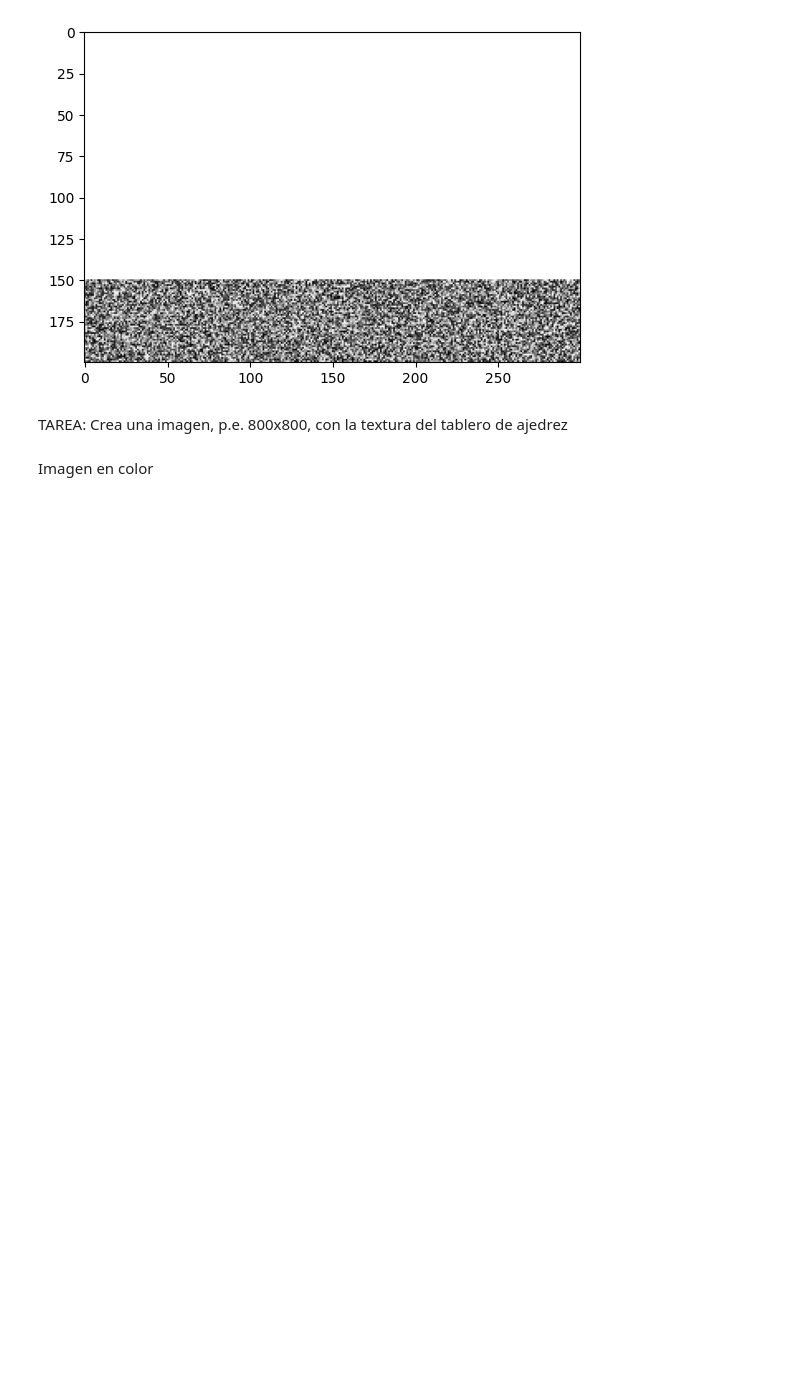
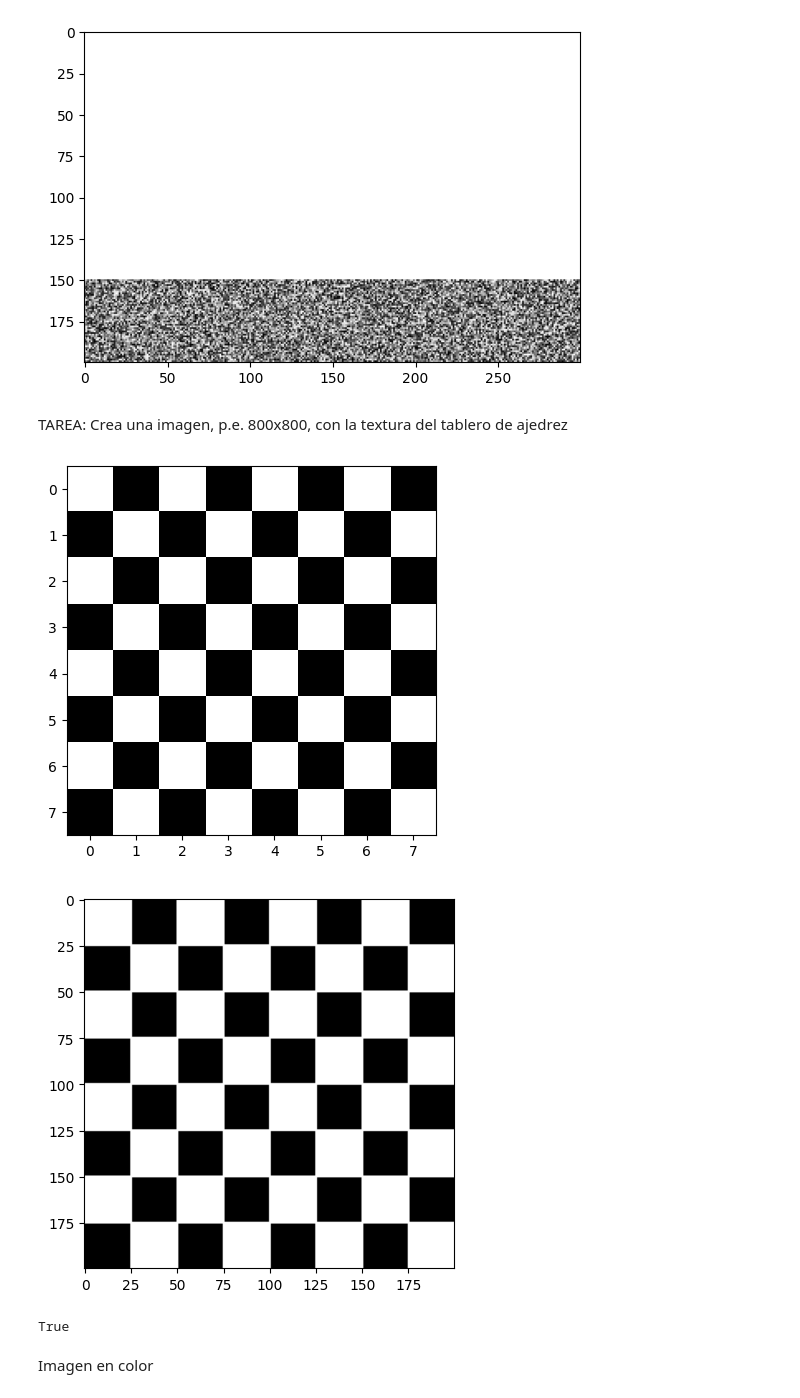
Before and after one commit to JoseManuel117/VC, a Jupyter notebook: Practica_1/VC_P1.ipynb, the cells around one changed output. Drawn from its saved outputs; the diff is of its cells as text; code cells hidden in the pictures; blank space fills up the shorter version.

```diff
--- a/Practica_1/VC_P1.ipynb
+++ b/Practica_1/VC_P1.ipynb
@@ -94,3 +84,40 @@ plt.show()
+# %%
+color_img = np.zeros((8,8,3), dtype = np.uint8)
+
+color_img[::2,::2] = 255
+color_img[1::2,1::2] = 255
+
+# Mostramos la imagen
+plt.imshow(color_img)
+plt.show()
+
+
+"""
+Tablero de ajedrez con las funciones de dibujo de opencv
+"""
+#Crea una imagen con tres planos
+color_img2 = np.zeros((200,200,3), dtype = np.uint8)
+
+"""
+Creación del tablero de ajedrez, como tenemos un plano de 200*200 y el ajedrez tiene 4 cuadrículas de cada color
+por cada eje, tendremos cuadrados de 50*50
+"""
+for ejeY in range (0, 200, 50):
+    for ejeX in range (0, 200, 50):
+        cv2.rectangle(color_img2,(ejeX,ejeY),(ejeX + 25, ejeY + 25),(255,255,255),-2)
+        cv2.rectangle(color_img2,(ejeX + 25, ejeY + 25),(ejeX+50, ejeY+50),(255,255,255),-2)
+
+
+# Mostramos la imagen
+plt.imshow(color_img2)
+plt.show()
+
+# Salva la imagen resultante a disco
+cv2.imwrite('imagen.jpg', color_img)
+# %% [output]
+[figure, added]
+[figure, added]
+True
 # %% [markdown]
 Imagen en color
 # %%
```
Also changed, not shown: parts of 7 cells of this notebook, 1 other file.
